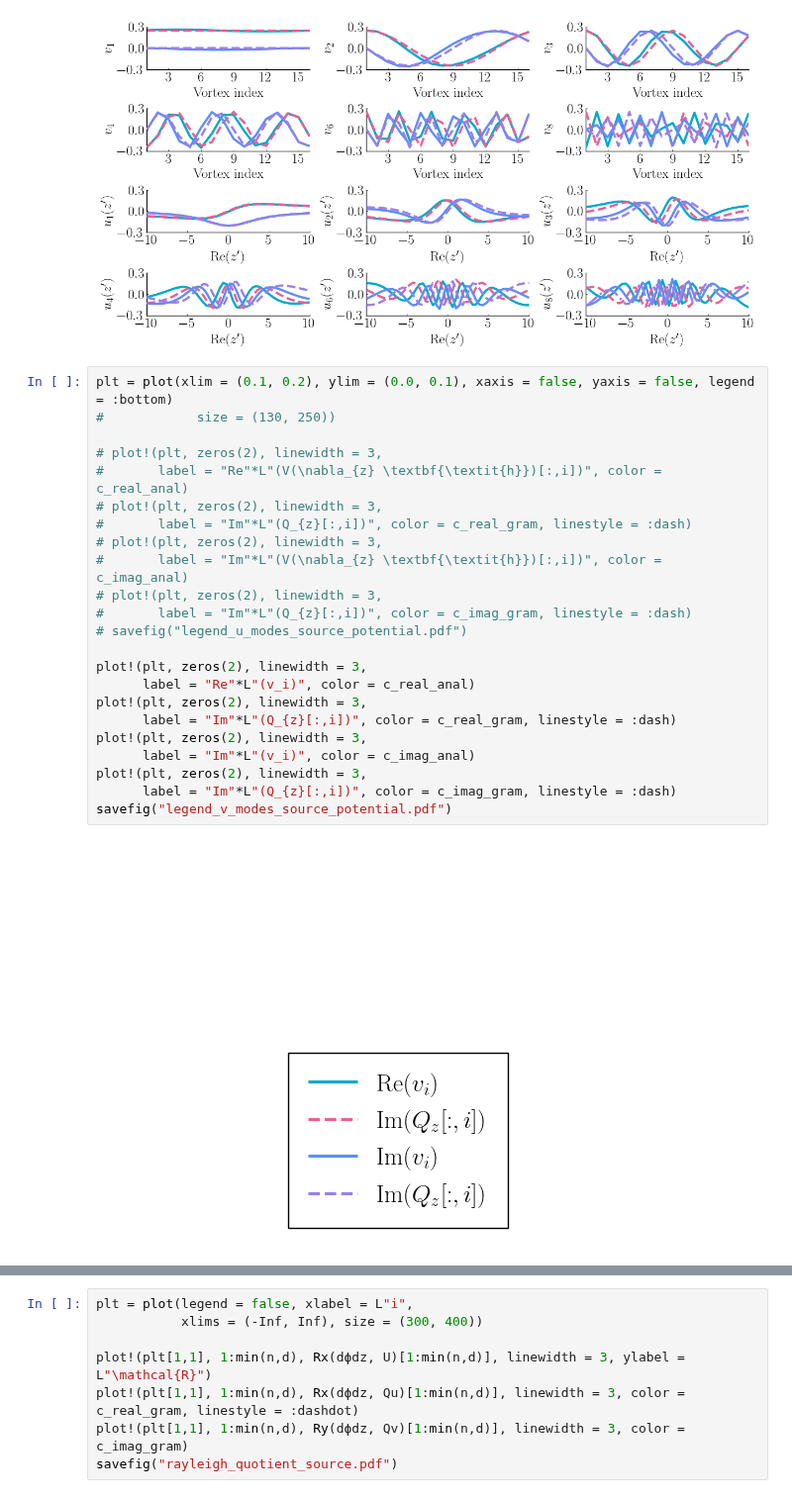
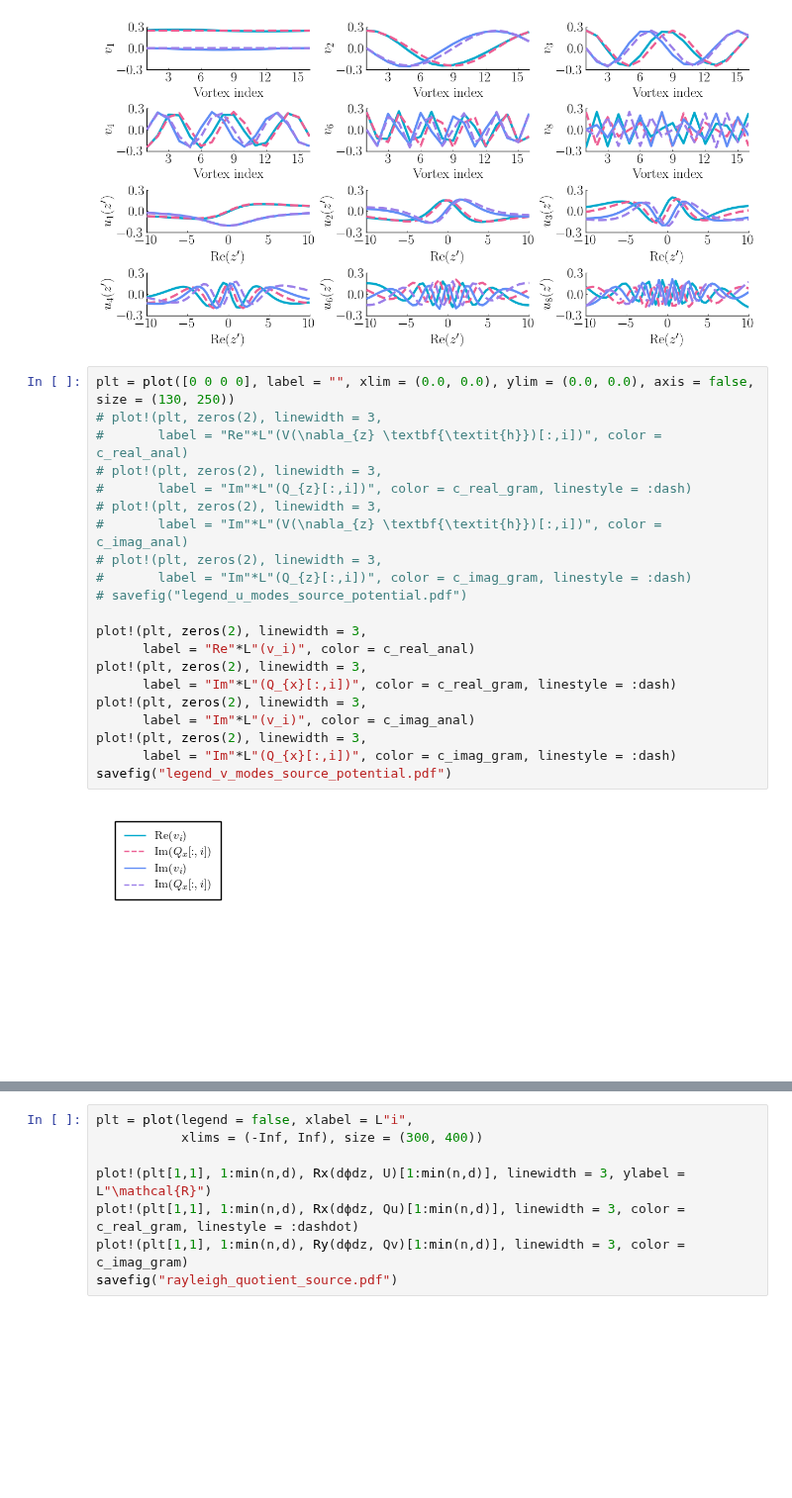
Before and after one commit to mleprovost/LowRankVortex.jl, a Jupyter notebook: example1/Figures SVD Fast multipole.ipynb, the cells around one changed output, grey strips where cells are left out. Shown at 99% size. Drawn from its saved outputs; the diff is of its cells as text; blank space fills up the shorter version.

Commit message:
Update Figures

```diff
--- a/example1/Figures SVD Fast multipole.ipynb
+++ b/example1/Figures SVD Fast multipole.ipynb
@@ -531,28 +552,26 @@ savefig("example1_modes.pdf")
 # %% [output]
 [figure]
 # %%
-plt = plot(xlim = (0.1, 0.2), ylim = (0.0, 0.1), xaxis = false, yaxis = false, legend = :bottom)
-#            size = (130, 250))
-
+plt = plot([0 0 0 0], label = "", xlim = (0.0, 0.0), ylim = (0.0, 0.0), axis = false, size = (130, 250))
 # plot!(plt, zeros(2), linewidth = 3,
 #       label = "Re"*L"(V(\nabla_{z} \textbf{\textit{h}})[:,i])", color = c_real_anal)
 # plot!(plt, zeros(2), linewidth = 3,
 #       label = "Im"*L"(Q_{z}[:,i])", color = c_real_gram, linestyle = :dash)
 # plot!(plt, zeros(2), linewidth = 3,
 #       label = "Im"*L"(V(\nabla_{z} \textbf{\textit{h}})[:,i])", color = c_imag_anal)
 # plot!(plt, zeros(2), linewidth = 3,
 #       label = "Im"*L"(Q_{z}[:,i])", color = c_imag_gram, linestyle = :dash)
 # savefig("legend_u_modes_source_potential.pdf")
 
 plot!(plt, zeros(2), linewidth = 3,
       label = "Re"*L"(v_i)", color = c_real_anal)
 plot!(plt, zeros(2), linewidth = 3,
-      label = "Im"*L"(Q_{z}[:,i])", color = c_real_gram, linestyle = :dash)
+      label = "Im"*L"(Q_{x}[:,i])", color = c_real_gram, linestyle = :dash)
 plot!(plt, zeros(2), linewidth = 3,
       label = "Im"*L"(v_i)", color = c_imag_anal)
 plot!(plt, zeros(2), linewidth = 3,
-      label = "Im"*L"(Q_{z}[:,i])", color = c_imag_gram, linestyle = :dash)
+      label = "Im"*L"(Q_{x}[:,i])", color = c_imag_gram, linestyle = :dash)
 savefig("legend_v_modes_source_potential.pdf")
 # %% [output]
-[figure, old version]
+[figure, new version]
 # %%
```
Also changed, not shown: parts of 3 cells of this notebook, 5 other files.
